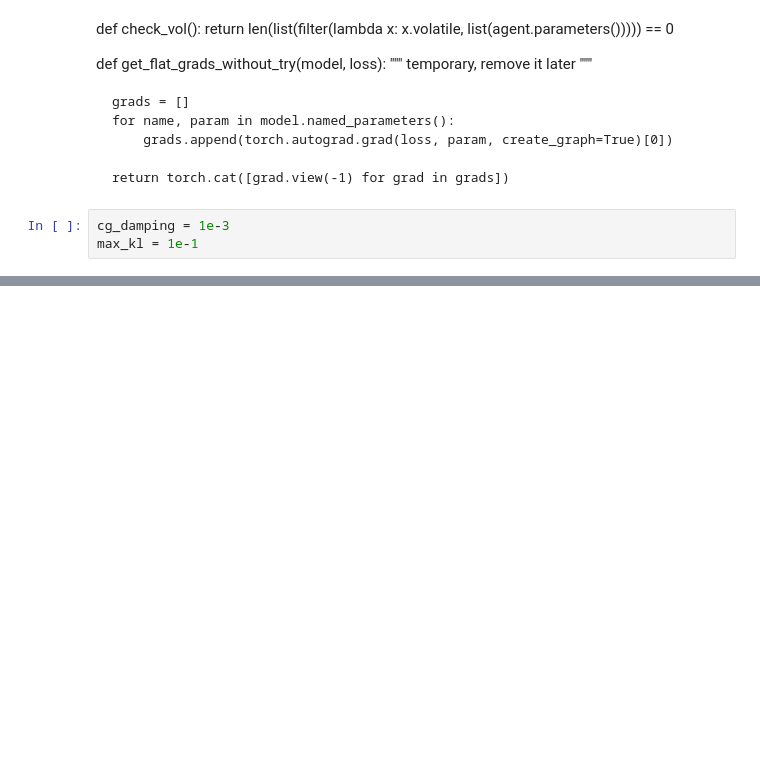
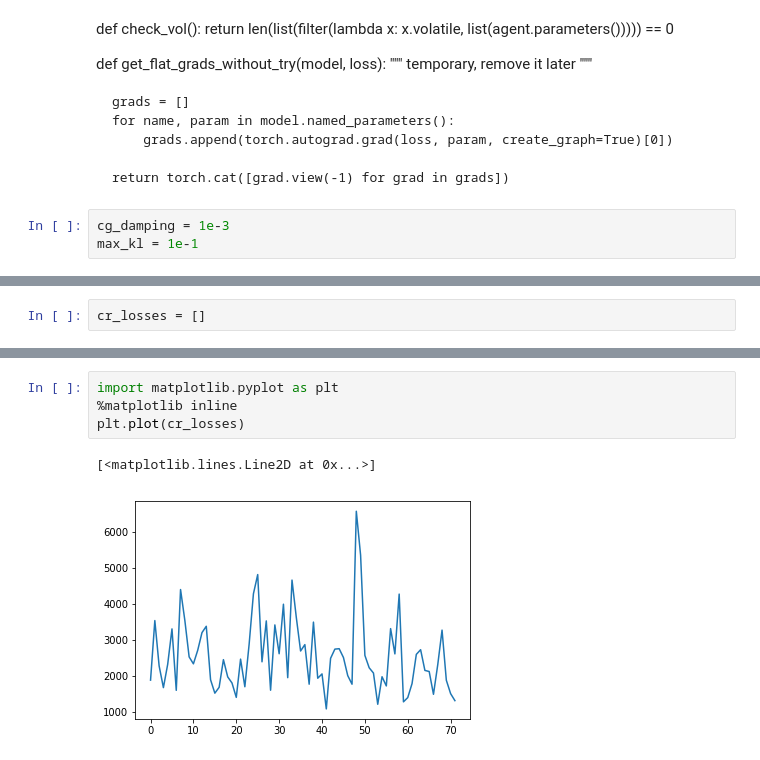
Before and after one commit to evgenii-nikishin/pg_pytorch, a Jupyter notebook: notebooks/Experiments.ipynb, the cells around one changed output, grey strips where cells are left out. Drawn from its saved outputs; the diff is of its cells as text; blank space fills up the shorter version.

```diff
--- a/notebooks/Experiments.ipynb
+++ b/notebooks/Experiments.ipynb
@@ -247,3 +258,5 @@ def learn(agent, envs, optimizer, n_timesteps=1e5, gamma=0.99, lambda_gae=0.95,
         optimizer.step()
 
     w_envs.close()
+# %%
+cr_losses = []
@@ -249,0 +289,7 @@ def learn(agent, envs, optimizer, n_timesteps=1e5, gamma=0.99, lambda_gae=0.95,
+# %%
+import matplotlib.pyplot as plt
+%matplotlib inline
+plt.plot(cr_losses)
+# %% [output]
+[<matplotlib.lines.Line2D at 0x...>]
+[figure, added]
```
Also changed, not shown: parts of 6 cells of this notebook.
